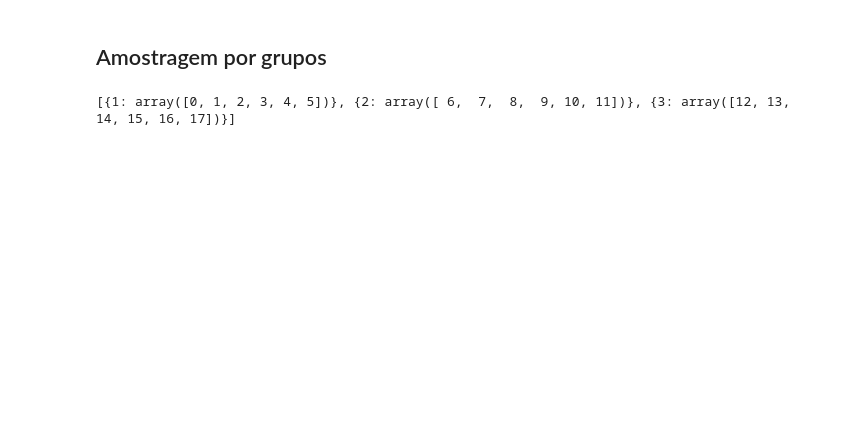
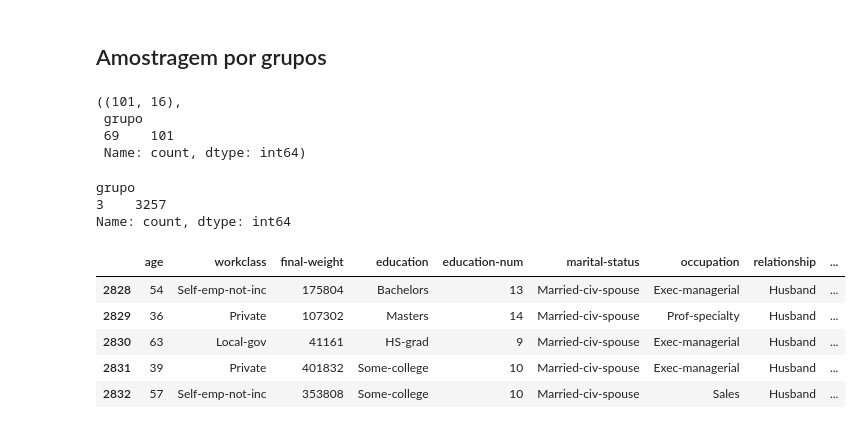
Before and after one commit to JonasGX/projeto-estatistica-mlops, a Jupyter notebook: 01-tipos_amostragem.ipynb, the cells around one changed output. Drawn from its saved outputs; the diff is of its cells as text; code cells hidden in the pictures; blank space fills up the shorter version.

Commit message:
Tipos de amostragem - Amostragem por grupos

```diff
--- a/01-tipos_amostragem.ipynb
+++ b/01-tipos_amostragem.ipynb
@@ -108,21 +122,47 @@ NameError: name 'amostra_sistematica' is not defined
 # %% [markdown]
 ## Amostragem por grupos
 # %%
-def amostragem_grupos(qtd_grupos, df):
-    calculo = len(df) // qtd_grupos
-    dicionario = []
-    grupo = 0
-    indice_inicial = 0
-    cont_calculo = calculo
-    while grupo < qtd_grupos:
-        indices = np.arange(indice_inicial, cont_calculo)
-        indice_inicial += calculo
-        cont_calculo += calculo
-        grupo += 1
-        dicionario.append({grupo:indices})
+def amostragem_agrupamento(df, qtd_grupos):
+    qtd_registros = len(df) // qtd_grupos
+    grupos = []
+    id_grupo = 1
+    contagem = 0
+    # Itera sobre todas as linhas do df
+    for _ in df.iterrows():
+        grupos.append(id_grupo)
+        contagem += 1
+        if contagem > qtd_registros:
+            contagem = 0
+            id_grupo += 1
 
-    print(dicionario)
+    # Cria a coluna grupos
+    df['grupo'] = grupos
+
+    random.seed(1)
+    grupo_sort = random.randint(1,qtd_grupos)
+    return df[df['grupo'] == grupo_sort]
 # %%
-amostragem_grupos(3, df_amostra_simples)
+amostra_grupo = amostragem_agrupamento(df_census, 325)
-# %% [output]
-[{1: array([0, 1, 2, 3, 4, 5])}, {2: array([ 6,  7,  8,  9, 10, 11])}, {3: array([12, 13, 14, 15, 16, 17])}]
+# %%
+amostra_grupo.shape, amostra_grupo['grupo'].value_counts()
+# %% [output]
+((101, 16),
+ grupo
+ 69    101
+ Name: count, dtype: int64)
+# %%
+# Valida o grupo sorteado e a quantidade
+amostra_grupo['grupo'].value_counts()
+# %% [output]
+grupo
+3    3257
+Name: count, dtype: int64
+# %%
+amostra_grupo.head()
+# %% [output]
+|  | age | workclass | final-weight | education | education-num | marital-status | occupation | relationship | ... |
+| 2828 | 54 | Self-emp-not-inc | 175804 | Bachelors | 13 | Married-civ-spouse | Exec-managerial | Husband | ... |
+| 2829 | 36 | Private | 107302 | Masters | 14 | Married-civ-spouse | Prof-specialty | Husband | ... |
+| 2830 | 63 | Local-gov | 41161 | HS-grad | 9 | Married-civ-spouse | Exec-managerial | Husband | ... |
+| 2831 | 39 | Private | 401832 | Some-college | 10 | Married-civ-spouse | Exec-managerial | Husband | ... |
+| 2832 | 57 | Self-emp-not-inc | 353808 | Some-college | 10 | Married-civ-spouse | Sales | Husband | ... |
```
Also changed, not shown: parts of 4 cells of this notebook.
